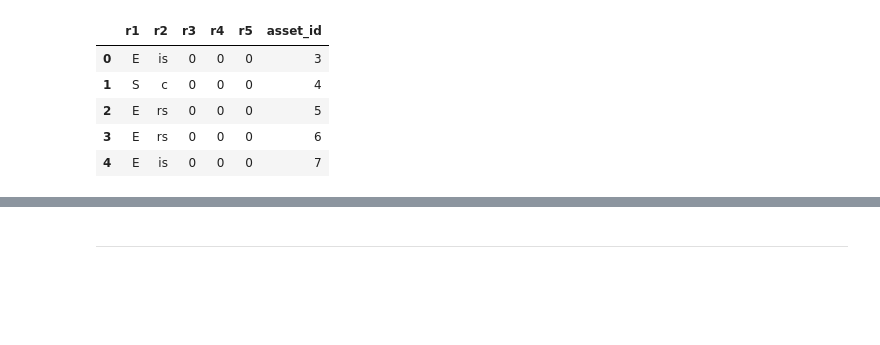
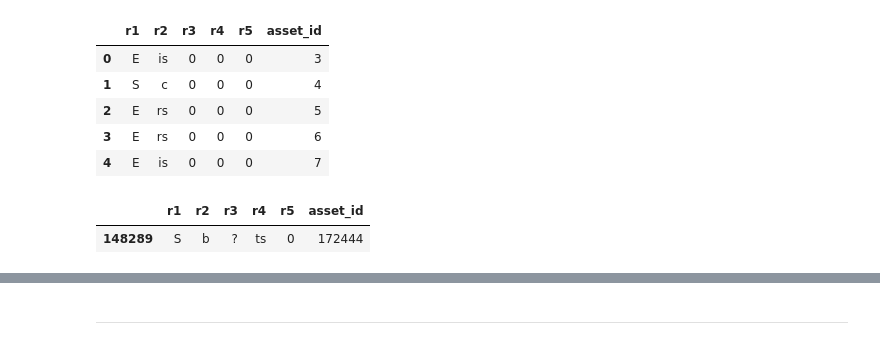
Before and after one commit to emadonev/morfologija_galaksija, a Jupyter notebook: galaxy_morph/nbs/01_data.ipynb, the cells around one changed output, grey strips where cells are left out. Cells and saved outputs as stored; diff of their text form; code cells hidden in the pictures; blank space fills up the shorter version.

```diff
--- a/galaxy_morph/nbs/01_data.ipynb
+++ b/galaxy_morph/nbs/01_data.ipynb
@@ -169,3 +169,8 @@ label_diagram.head()
 | 2 | E | rs | 0 | 0 | 0 | 5 |
 | 3 | E | rs | 0 | 0 | 0 | 6 |
 | 4 | E | is | 0 | 0 | 0 | 7 |
+# %%
+label_diagram[label_diagram["asset_id"]==172444]
+# %% [output]
+|  | r1 | r2 | r3 | r4 | r5 | asset_id |
+| 148289 | S | b | ? | ts | 0 | 172444 |
```
Also changed, not shown: parts of 28 cells of this notebook, 5 other files.
